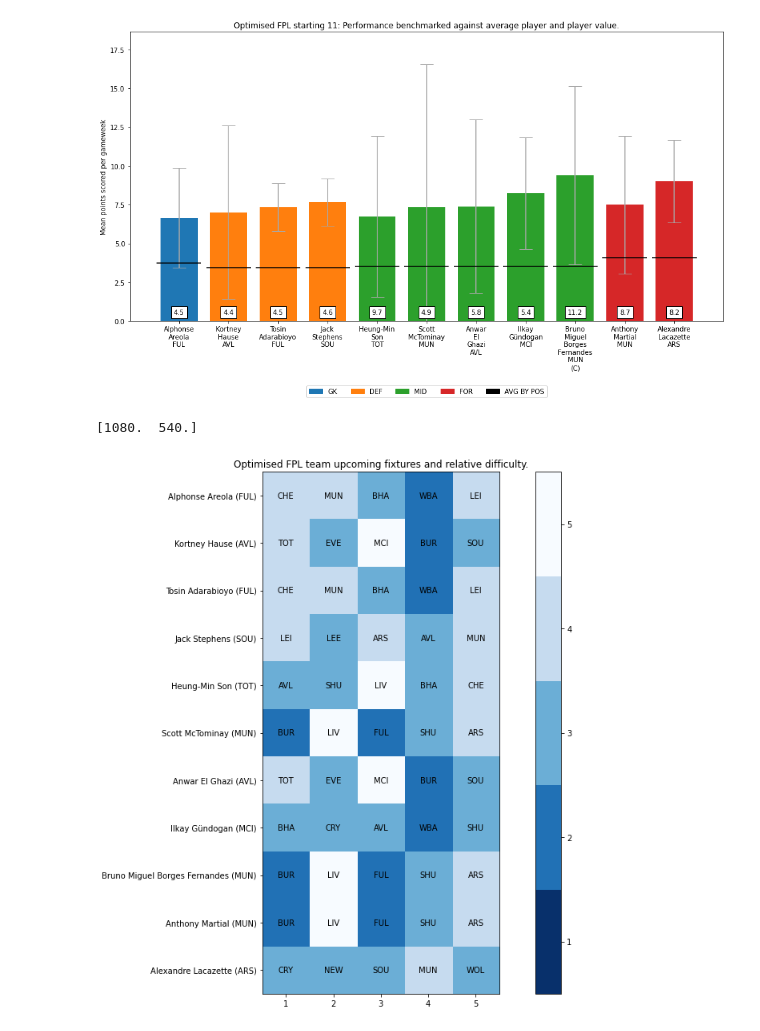
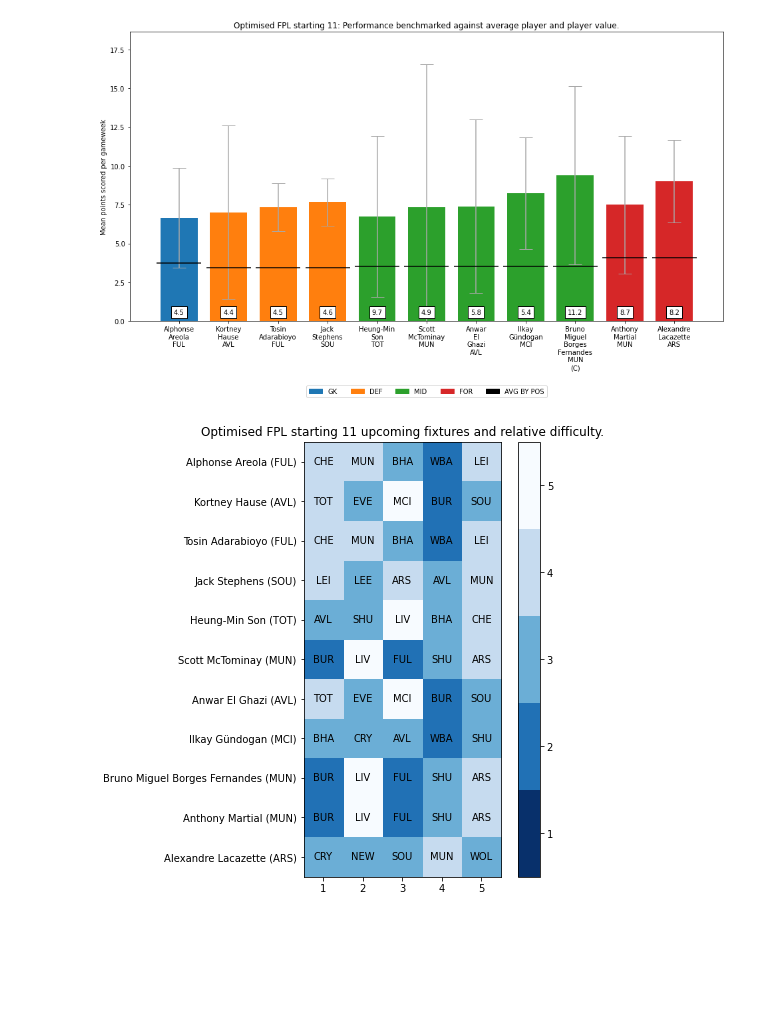
Before and after one commit to Rush358/Fantasy-Premier-League, a Jupyter notebook: FPL_Optimiser.ipynb, the cells around one changed output. Saved outputs shown, nothing was run; the diff lists cells and outputs as text; code cells hidden in the pictures; blank space fills up the shorter version.

```diff
--- a/FPL_Optimiser.ipynb
+++ b/FPL_Optimiser.ipynb
@@ -414,11 +414,6 @@ print('Starting 11 total budget: £' + str(total_price) + 'm (out of £83.0m).')
 Starting 11 mean gameweek score: 94.
 Starting 11 total budget: £71.9m (out of £83.0m).
 [figure]
-# %%
-size = fig.get_size_inches()*fig.dpi
-print(size)
-# %% [output]
-[1080.  540.]
 # %%
 # Extract upcoming fixtures into dataframe
 # ------------------------------------------------------------------------------
@@ -464,30 +459,30 @@ for row, player in team_optimised.iterrows():
 # %%
 # Produce heatmap to show upcoming fixtures and difficulties
 # ------------------------------------------------------------------------------
 
 colourmap = plt.get_cmap('Blues_r', 5) # Set up colourmap with 5 increments (fixture difficulty measured from 1-5)
 diff_scale = [1, 2, 3, 4, 5] # List used to represent the 1-5 fixture difficulty scale
 gw_upcoming = [1, 2, 3, 4, 5] # List for the next 5 games to be palyed
 
 # Create heatmap plot and colourbar
-fig, ax = plt.subplots(figsize = (16, 12))
+fig, ax = plt.subplots(figsize = (6, 8))
 im = ax.imshow(X = diff_array, cmap = colourmap, # Heatmap (fixture colours) determined by fixture difficulty from 1-5
                vmin = 0.5, vmax = 5.5) # Set colourbar bounds, 0.5 is required to position tick halfway between each increment
 cbar = plt.colorbar(im) # Create colourbar
 cbar.set_ticks(diff_scale) # Position each tick
 cbar.ax.set_yticklabels(diff_scale) # Label each tick with difficulty
 
 # Format heatmap
-ax.set_title('Optimised FPL team upcoming fixtures and relative difficulty.')
+ax.set_title('Optimised FPL starting 11 upcoming fixtures and relative difficulty.')
 ax.set_xticks(np.arange(5)) # Insert xtick for each of the next 5 fixtures
 ax.set_yticks(np.arange(11)) # Insert ytick for each of the team's 11 players
 ax.set_xticklabels(gw_upcoming) # Label each game
 ax.set_yticklabels(team_optimised['name'] + ' (' + team_optimised['team_short'] + ')') # Label each player
 
 # Loop through each player in the team
 for y in range(len(team_optimised['name'])):
     for x in range(len(gw_upcoming)): # Loop through each fixture
         text = ax.text(x, y, fixtures_array_short[y, x],
                        ha="center", va="center", color="black", size = 10)
 # %% [output]
-[figure, old version]
+[figure, new version]
```
